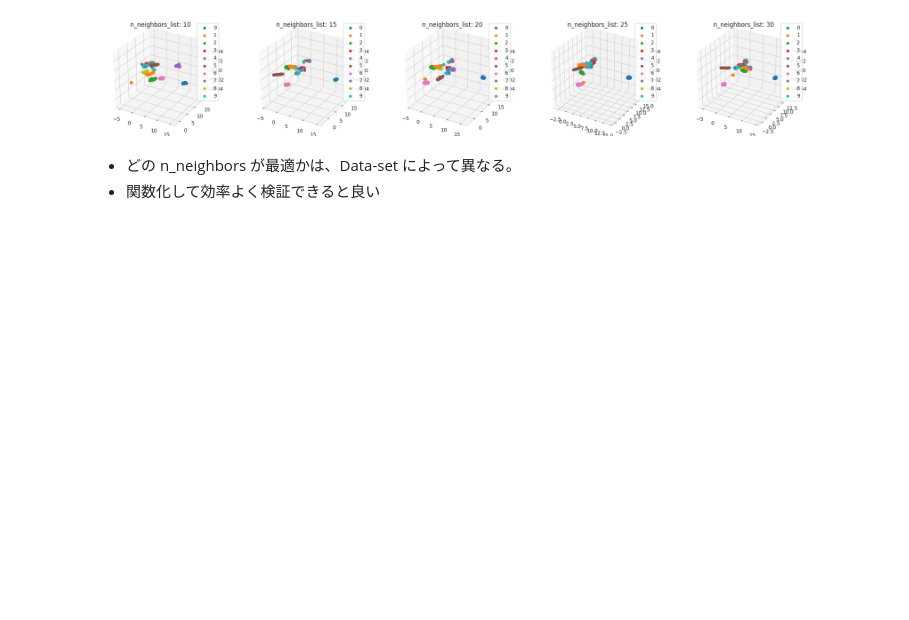
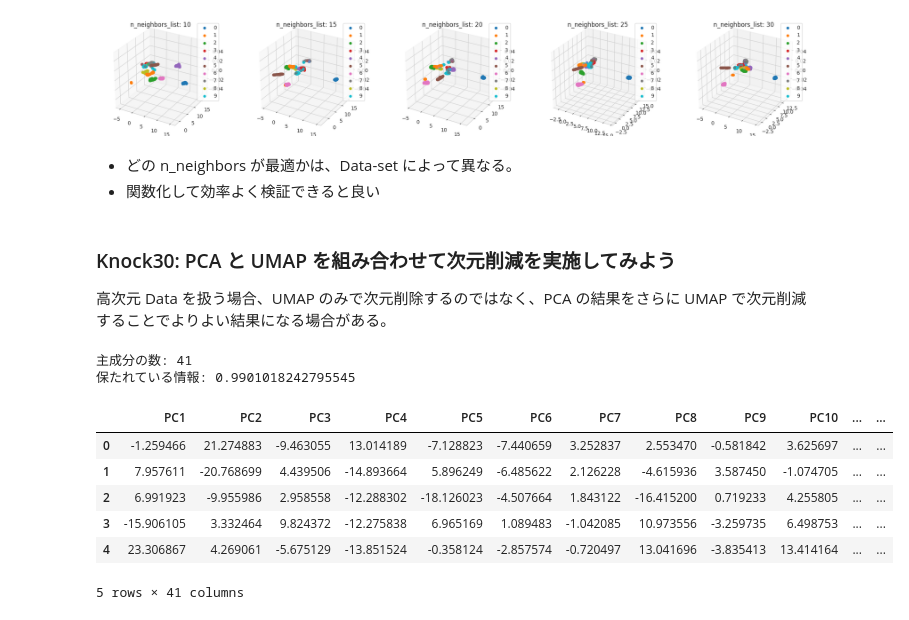
Before and after one commit to 1024xx4/ai_model_building_100, a Jupyter notebook: section03/section03.ipynb, the cells around one changed output. Saved outputs shown, nothing was run; the diff lists cells and outputs as text; code cells hidden in the pictures; blank space fills up the shorter version.

```diff
--- a/section03/section03.ipynb
+++ b/section03/section03.ipynb
@@ -630,3 +630,23 @@ n_neighbors_list 30 is 5.77
 # %% [markdown]
 - どの n_neighbors が最適かは、Data-set によって異なる。
 - 関数化して効率よく検証できると良い
+# %% [markdown]
+### Knock30: PCA と UMAP を組み合わせて次元削減を実施してみよう
+高次元 Data を扱う場合、UMAP のみで次元削除するのではなく、PCA の結果をさらに UMAP で次元削減することでよりよい結果になる場合がある。
+# %%
+pca = PCA(n_components=0.99, random_state=0)
+X_pc = pca.fit_transform(digits.data)
+df_pca = pd.DataFrame(X_pc, columns=[f"PC{i + 1}" for i in range(len(X_pc[0]))])
+print(f"主成分の数: {pca.n_components_}")
+print(f"保たれている情報: {np.sum(pca.explained_variance_ratio_)}")
+display(df_pca.head())
+# %% [output]
+主成分の数: 41
+保たれている情報: 0.9901018242795545
+|  | PC1 | PC2 | PC3 | PC4 | PC5 | PC6 | PC7 | PC8 | PC9 | PC10 | ... | ... |
+| 0 | -1.259466 | 21.274883 | -9.463055 | 13.014189 | -7.128823 | -7.440659 | 3.252837 | 2.553470 | -0.581842 | 3.625697 | ... | ... |
+| 1 | 7.957611 | -20.768699 | 4.439506 | -14.893664 | 5.896249 | -6.485622 | 2.126228 | -4.615936 | 3.587450 | -1.074705 | ... | ... |
+| 2 | 6.991923 | -9.955986 | 2.958558 | -12.288302 | -18.126023 | -4.507664 | 1.843122 | -16.415200 | 0.719233 | 4.255805 | ... | ... |
+| 3 | -15.906105 | 3.332464 | 9.824372 | -12.275838 | 6.965169 | 1.089483 | -1.042085 | 10.973556 | -3.259735 | 6.498753 | ... | ... |
+| 4 | 23.306867 | 4.269061 | -5.675129 | -13.851524 | -0.358124 | -2.857574 | -0.720497 | 13.041696 | -3.835413 | 13.414164 | ... | ... |
+5 rows × 41 columns
```
Also changed, not shown: parts of 8 cells of this notebook.
